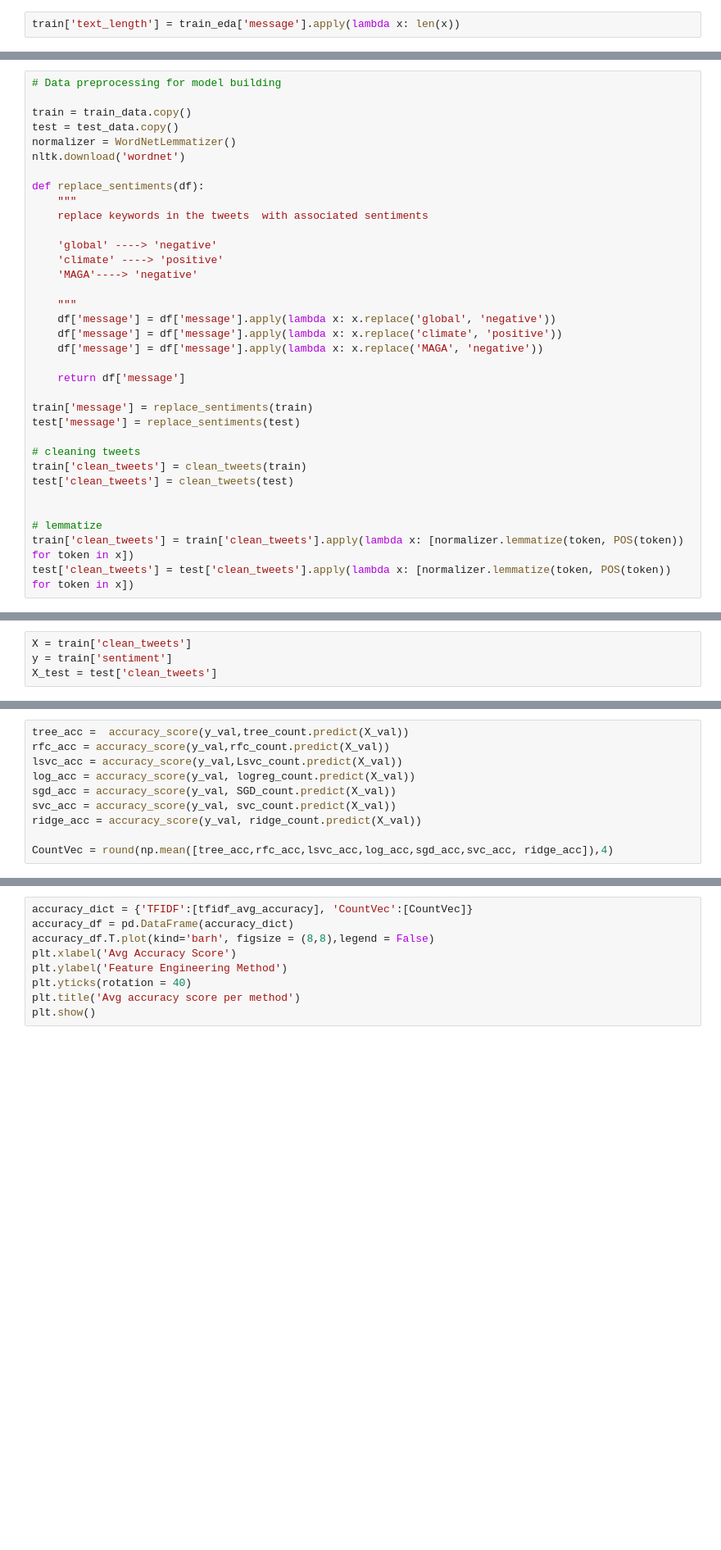
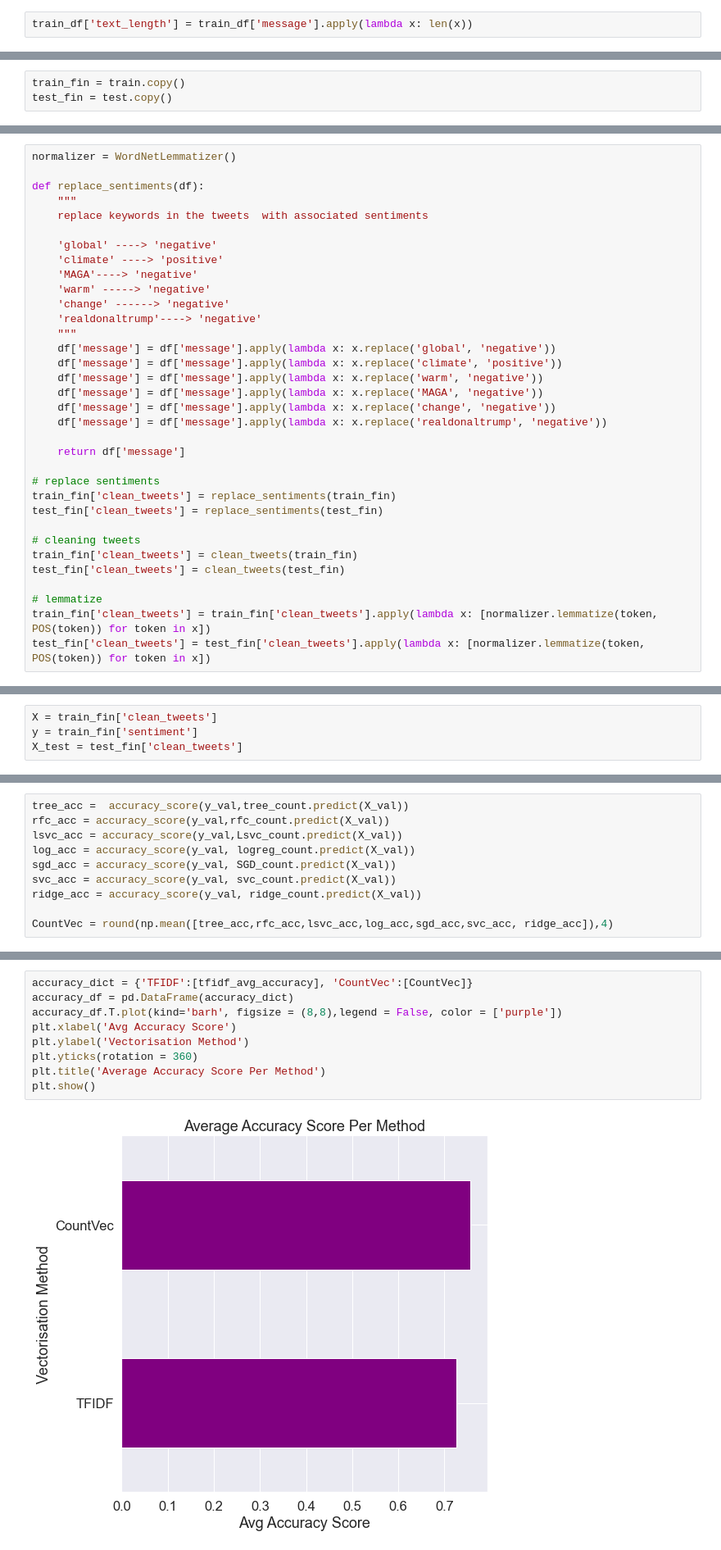
Before and after one commit to marth418/classification-predict-streamlit-template, a Jupyter notebook: Starter_notebook.ipynb, the cells around one changed output, grey strips where cells are left out. Shown at 82% size. Cells and saved outputs as stored; diff of their text form; blank space fills up the shorter version.

Commit message:
Created using visual studio code

```diff
--- a/Starter_notebook.ipynb
+++ b/Starter_notebook.ipynb
@@ -529,7 +538,7 @@ train.head()
 # %% [markdown]
 **Get the length of each raw tweet**
 # %%
-train['text_length'] = train_eda['message'].apply(lambda x: len(x))
+train_df['text_length'] = train_df['message'].apply(lambda x: len(x))
 # %% [markdown]
 **Separate Dataframes of tweets for each sentiment**
 # %%
@@ -557,0 +599,3 @@ train.head()
+# %%
+train_fin = train.copy()
+test_fin = test.copy()
@@ -558,10 +616,5 @@ train.head()
 # %%
-# Data preprocessing for model building
-
-train = train_data.copy()
-test = test_data.copy()
 normalizer = WordNetLemmatizer()
-nltk.download('wordnet')
 
 def replace_sentiments(df):
     """
@@ -570,23 +623,28 @@ def replace_sentiments(df):
     'global' ----> 'negative'
     'climate' ----> 'positive'
     'MAGA'----> 'negative'
-
+    'warm' -----> 'negative'
+    'change' ------> 'negative'
+    'realdonaltrump'----> 'negative'
     """
     df['message'] = df['message'].apply(lambda x: x.replace('global', 'negative'))
     df['message'] = df['message'].apply(lambda x: x.replace('climate', 'positive'))
+    df['message'] = df['message'].apply(lambda x: x.replace('warm', 'negative'))
     df['message'] = df['message'].apply(lambda x: x.replace('MAGA', 'negative'))
+    df['message'] = df['message'].apply(lambda x: x.replace('change', 'negative'))
+    df['message'] = df['message'].apply(lambda x: x.replace('realdonaltrump', 'negative'))
 
     return df['message']
 
-train['message'] = replace_sentiments(train)
-test['message'] = replace_sentiments(test)
+# replace sentiments
+train_fin['clean_tweets'] = replace_sentiments(train_fin)
+test_fin['clean_tweets'] = replace_sentiments(test_fin)
 
 # cleaning tweets
-train['clean_tweets'] = clean_tweets(train)
-test['clean_tweets'] = clean_tweets(test)
-
+train_fin['clean_tweets'] = clean_tweets(train_fin)
+test_fin['clean_tweets'] = clean_tweets(test_fin)
 
 # lemmatize
-train['clean_tweets'] = train['clean_tweets'].apply(lambda x: [normalizer.lemmatize(token, POS(token)) for token in x])
-test['clean_tweets'] = test['clean_tweets'].apply(lambda x: [normalizer.lemmatize(token, POS(token)) for token in x])
+train_fin['clean_tweets'] = train_fin['clean_tweets'].apply(lambda x: [normalizer.lemmatize(token, POS(token)) for token in x])
+test_fin['clean_tweets'] = test_fin['clean_tweets'].apply(lambda x: [normalizer.lemmatize(token, POS(token)) for token in x])
 # %% [markdown]
@@ -594,5 +652,5 @@ test['clean_tweets'] = test['clean_tweets'].apply(lambda x: [normalizer.lemmatiz
 # %%
-X = train['clean_tweets']
-y = train['sentiment']
-X_test = test['clean_tweets']
+X = train_fin['clean_tweets']
+y = train_fin['sentiment']
+X_test = test_fin['clean_tweets']
 # %% [markdown]
@@ -747,9 +820,11 @@ CountVec = round(np.mean([tree_acc,rfc_acc,lsvc_acc,log_acc,sgd_acc,svc_acc, rid
 # %%
 accuracy_dict = {'TFIDF':[tfidf_avg_accuracy], 'CountVec':[CountVec]}
 accuracy_df = pd.DataFrame(accuracy_dict)
-accuracy_df.T.plot(kind='barh', figsize = (8,8),legend = False)
+accuracy_df.T.plot(kind='barh', figsize = (8,8),legend = False, color = ['purple'])
 plt.xlabel('Avg Accuracy Score')
-plt.ylabel('Feature Engineering Method')
-plt.yticks(rotation = 40)
-plt.title('Avg accuracy score per method')
+plt.ylabel('Vectorisation Method')
+plt.yticks(rotation = 360)
+plt.title('Average Accuracy Score Per Method')
 plt.show()
+# %% [output]
+[figure, added]
```
Also changed, not shown: parts of 93 cells of this notebook.
